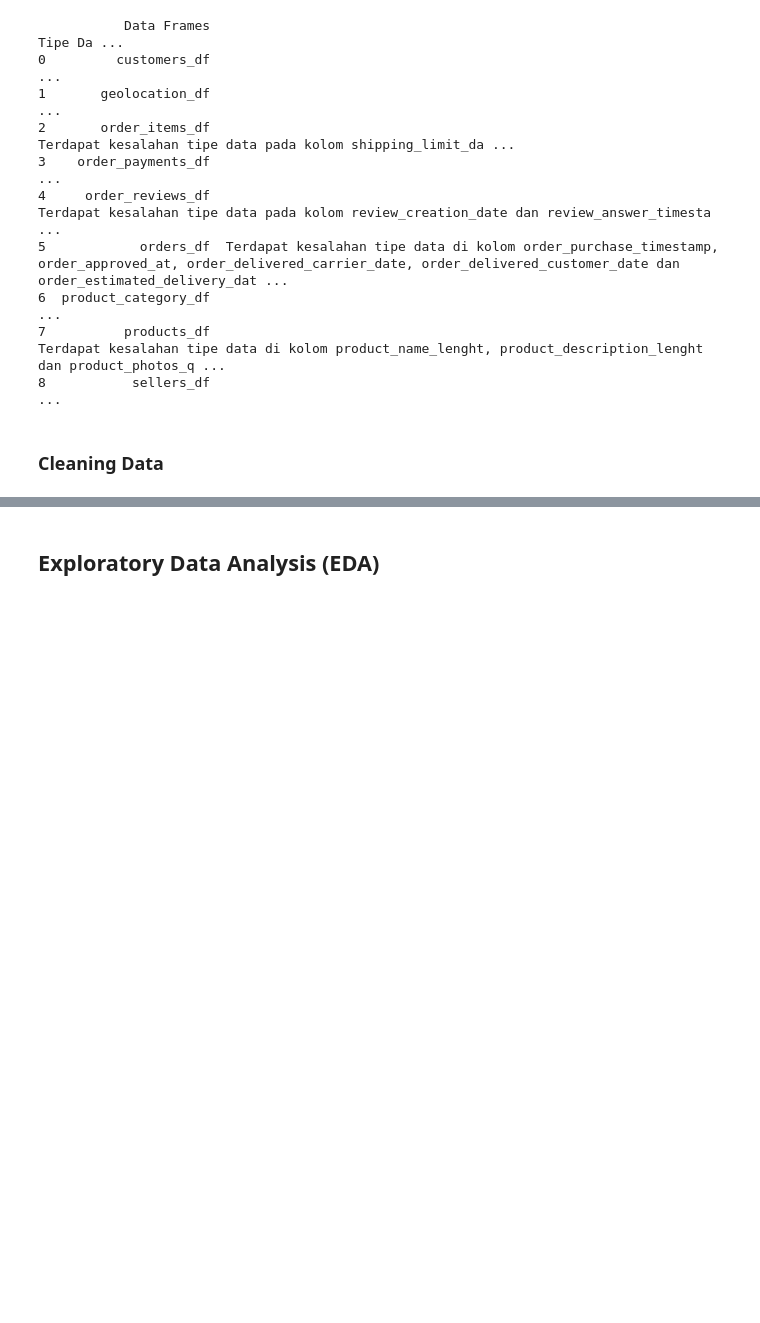
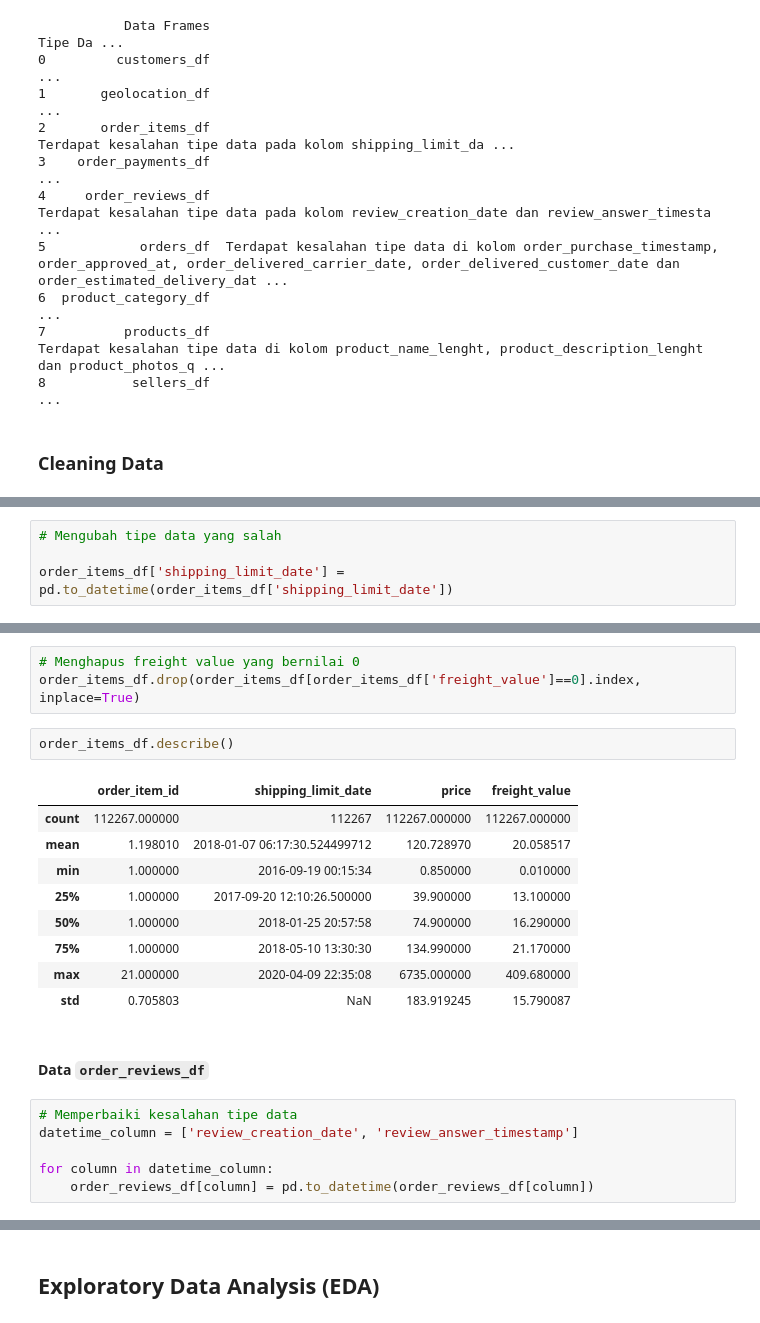
Before and after one commit to OscOkt021/dicoding-submission-data-analyst, a Jupyter notebook: submission/Proyek_Analisis_Data.ipynb, the cells around one changed output, grey strips where cells are left out. Saved outputs shown, nothing was run; the diff lists cells and outputs as text; blank space fills up the shorter version.

```diff
--- a/submission/Proyek_Analisis_Data.ipynb
+++ b/submission/Proyek_Analisis_Data.ipynb
@@ -541,0 +553,4 @@ print(rangkuman_df.to_string())
+# %%
+# Mengubah tipe data yang salah
+
+order_items_df['shipping_limit_date'] = pd.to_datetime(order_items_df['shipping_limit_date'])
@@ -541,0 +576,23 @@ print(rangkuman_df.to_string())
+# %%
+# Menghapus freight value yang bernilai 0
+order_items_df.drop(order_items_df[order_items_df['freight_value']==0].index, inplace=True)
+# %%
+order_items_df.describe()
+# %% [output]
+|  | order_item_id | shipping_limit_date | price | freight_value |
+| count | 112267.000000 | 112267 | 112267.000000 | 112267.000000 |
+| mean | 1.198010 | 2018-01-07 06:17:30.524499712 | 120.728970 | 20.058517 |
+| min | 1.000000 | 2016-09-19 00:15:34 | 0.850000 | 0.010000 |
+| 25% | 1.000000 | 2017-09-20 12:10:26.500000 | 39.900000 | 13.100000 |
+| 50% | 1.000000 | 2018-01-25 20:57:58 | 74.900000 | 16.290000 |
+| 75% | 1.000000 | 2018-05-10 13:30:30 | 134.990000 | 21.170000 |
+| max | 21.000000 | 2020-04-09 22:35:08 | 6735.000000 | 409.680000 |
+| std | 0.705803 | NaN | 183.919245 | 15.790087 |
+# %% [markdown]
+####  Data `order_reviews_df`
+# %%
+# Memperbaiki kesalahan tipe data
+datetime_column = ['review_creation_date', 'review_answer_timestamp']
+
+for column in datetime_column:
+    order_reviews_df[column] = pd.to_datetime(order_reviews_df[column])
```
Also changed, not shown: parts of 31 cells of this notebook.
